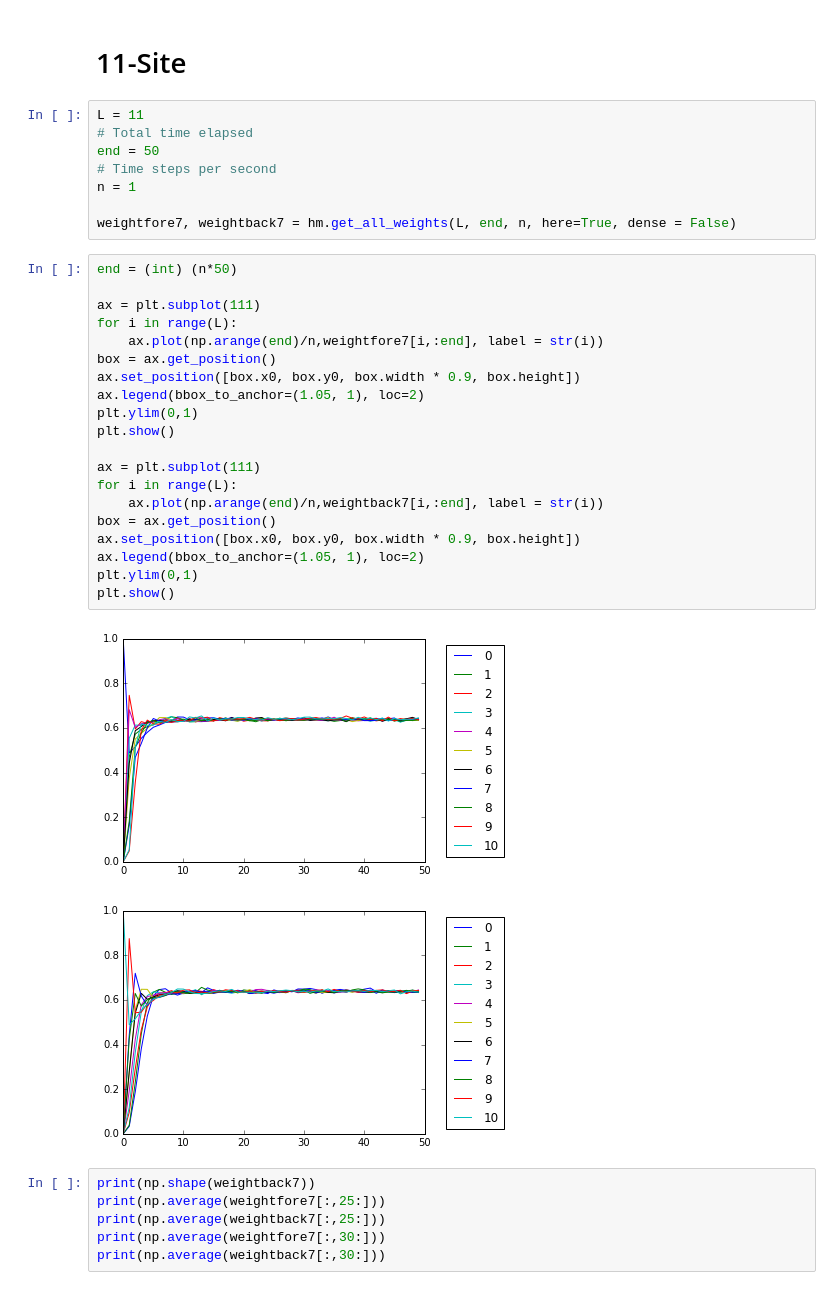
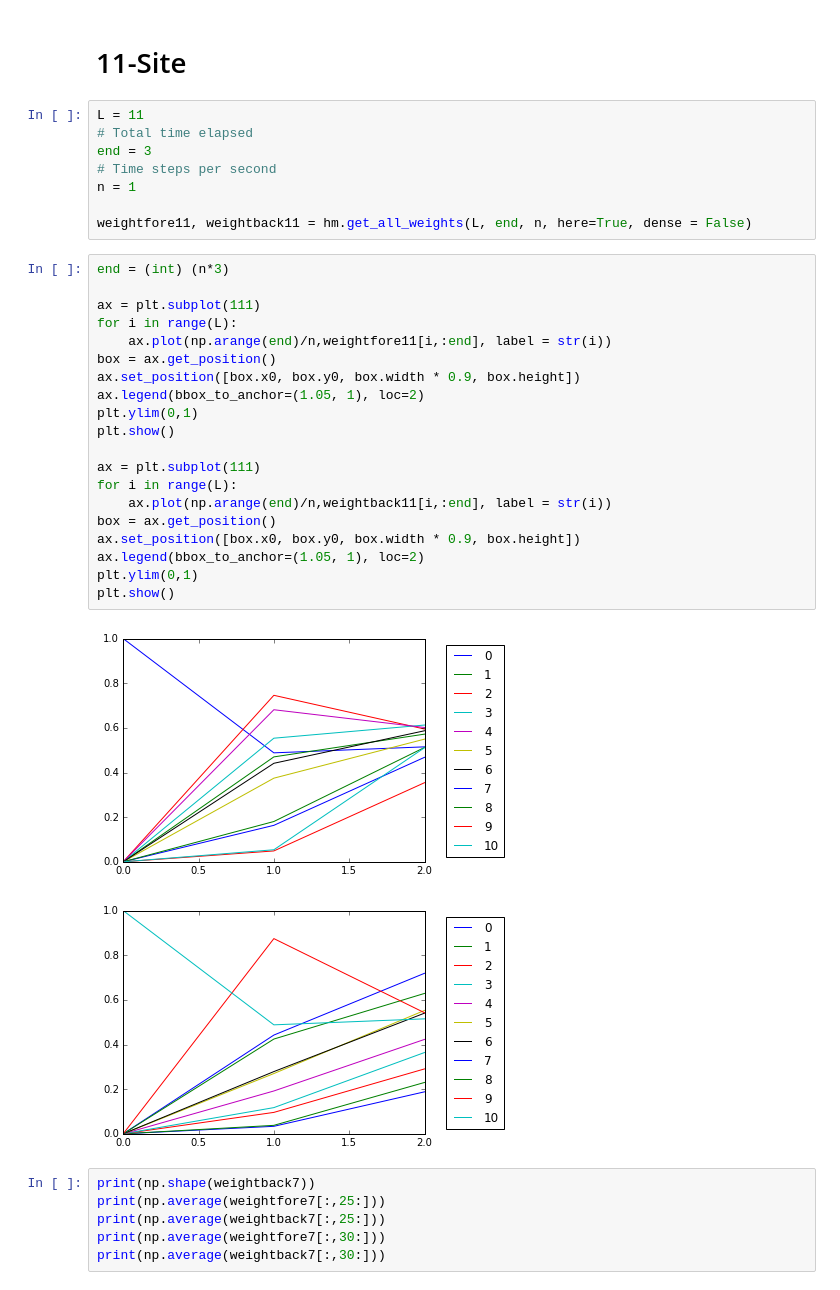
Before and after one commit to cnstahl/Asymmetric, a Jupyter notebook: python/Hamiltonian/Sparse Hamiltonian.ipynb, the cells around one changed output. Drawn from its saved outputs; the diff is of its cells as text.

```diff
--- a/python/Hamiltonian/Sparse Hamiltonian.ipynb
+++ b/python/Hamiltonian/Sparse Hamiltonian.ipynb
@@ -258,34 +258,34 @@ print(np.average(weightback9[:,50:]))
 # %%
 L = 11
 # Total time elapsed
-end = 50
+end = 3
 # Time steps per second
 n = 1
 
-weightfore7, weightback7 = hm.get_all_weights(L, end, n, here=True, dense = False)
+weightfore11, weightback11 = hm.get_all_weights(L, end, n, here=True, dense = False)
 # %%
-end = (int) (n*50)
+end = (int) (n*3)
 
 ax = plt.subplot(111)
 for i in range(L):
-    ax.plot(np.arange(end)/n,weightfore7[i,:end], label = str(i))
+    ax.plot(np.arange(end)/n,weightfore11[i,:end], label = str(i))
 box = ax.get_position()
 ax.set_position([box.x0, box.y0, box.width * 0.9, box.height])
 ax.legend(bbox_to_anchor=(1.05, 1), loc=2)
 plt.ylim(0,1)
 plt.show()
 
 ax = plt.subplot(111)
 for i in range(L):
-    ax.plot(np.arange(end)/n,weightback7[i,:end], label = str(i))
+    ax.plot(np.arange(end)/n,weightback11[i,:end], label = str(i))
 box = ax.get_position()
 ax.set_position([box.x0, box.y0, box.width * 0.9, box.height])
 ax.legend(bbox_to_anchor=(1.05, 1), loc=2)
 plt.ylim(0,1)
 plt.show()
 # %% [output]
-[figure, old version]
+[figure, new version]
-[figure, old version]
+[figure, new version]
 # %%
 print(np.shape(weightback7))
 print(np.average(weightfore7[:,25:]))
```
Also changed, not shown: 48 other files.
